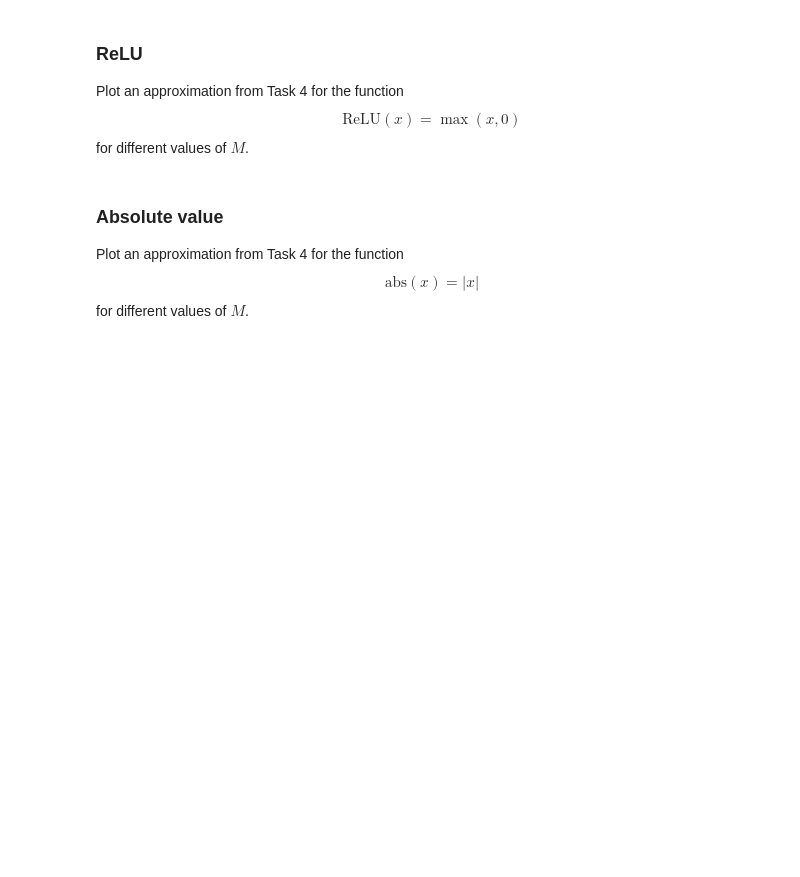
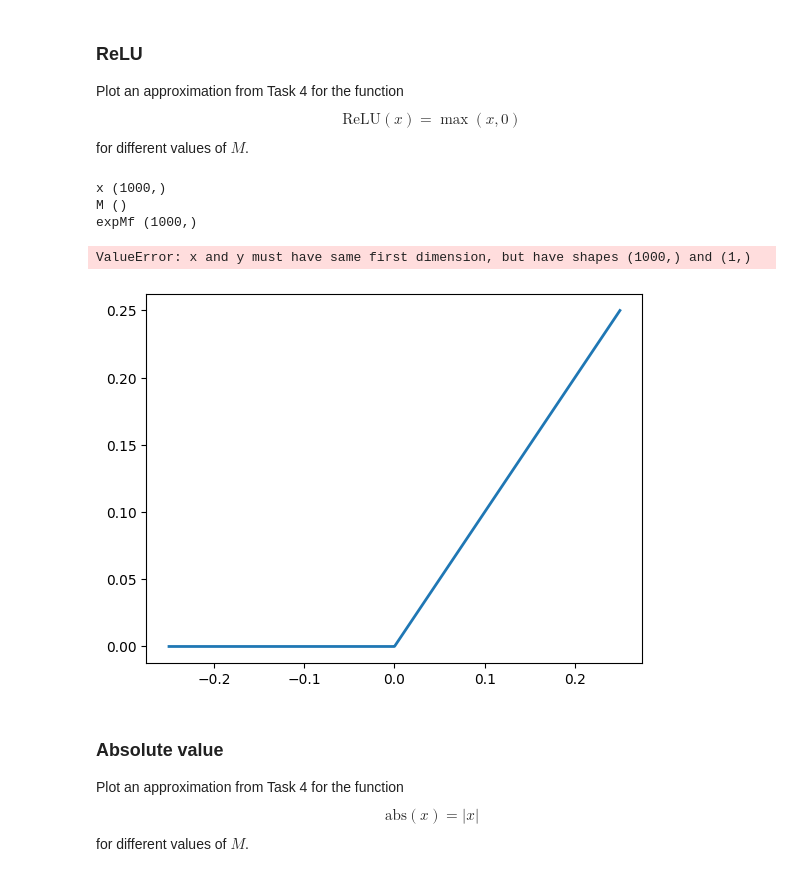
Before and after one commit to marekd6/OML, a Jupyter notebook: subgradient-method.ipynb, the cells around one changed output. Saved outputs shown, nothing was run; the diff lists cells and outputs as text; code cells hidden in the pictures; blank space fills up the shorter version.

```diff
--- a/subgradient-method.ipynb
+++ b/subgradient-method.ipynb
@@ -190,19 +190,30 @@ for different values of $M$.
 # %%
 M = np.logspace(1, 2, 5)
 
 
 # ReLU
 def f(x):
     return np.maximum(x, 0)
 
 
 # Smooth approximation of ReLU
 def g(x, M):
     # TODO: implement smooth approximation of ReLU
-    raise NotImplementedError
+    # raise NotImplementedError
+    print('x', x.shape)
+    print('M', M.shape)
+    expMf = np.array([np.exp(M * f(xi)) for xi in x])
+    print('expMf', expMf.shape)
+    return np.log(np.sum(expMf)) / M
 
 
 plot_smooth_approximation(f, g, M)
+# %% [output]
+x (1000,)
+M ()
+expMf (1000,)
+ValueError: x and y must have same first dimension, but have shapes (1000,) and (1,)
+[figure, added]
 # %% [markdown]
 ### Absolute value
 
```
